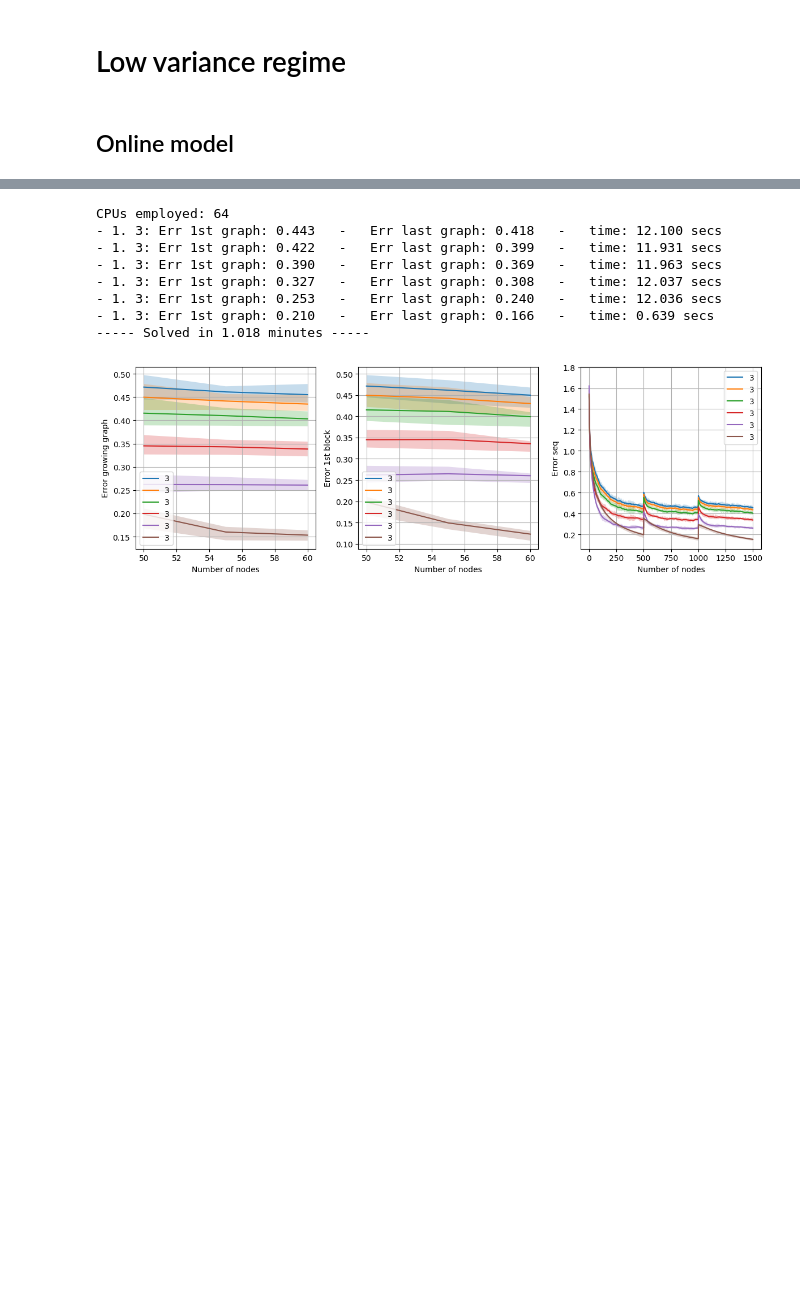
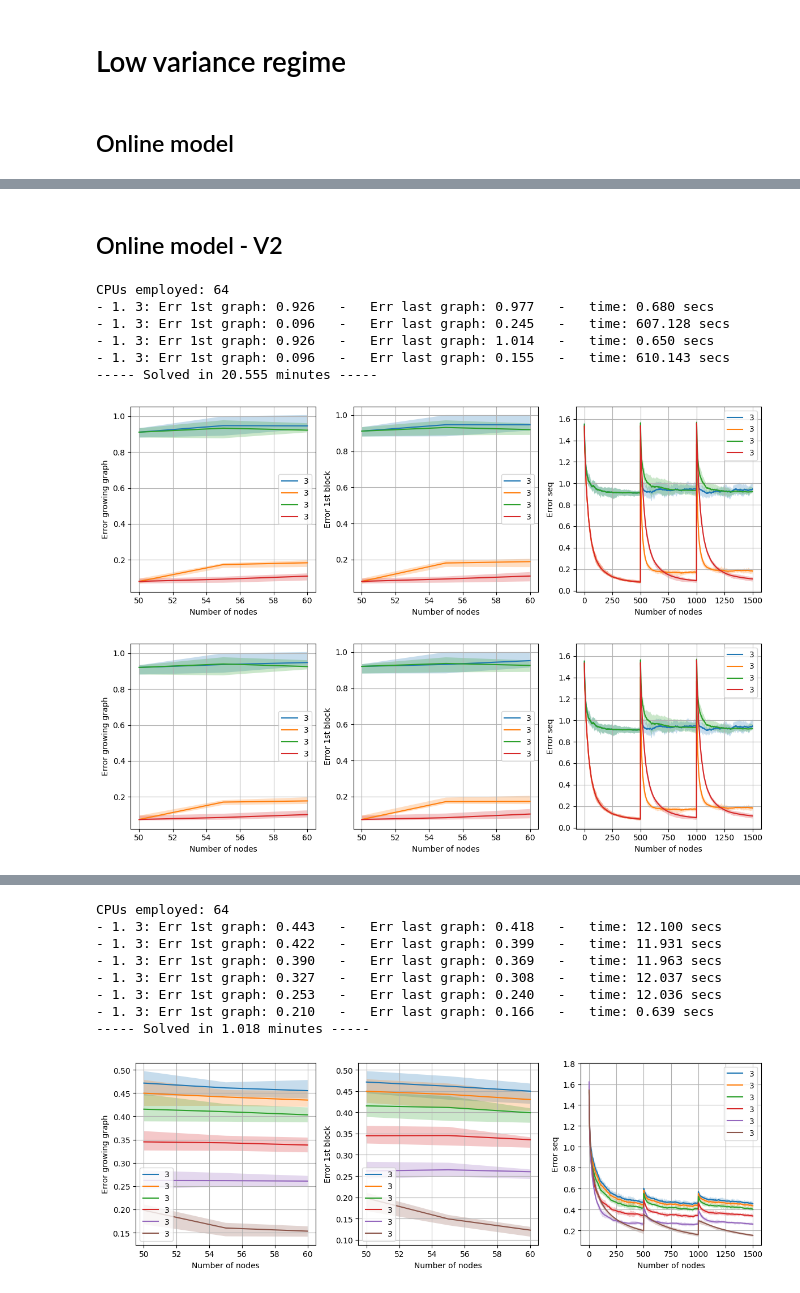
Before and after one commit to reysam93/online_ntf_expanding, a Jupyter notebook: hyperparam_tunning.ipynb, the cells around one changed output, grey strips where cells are left out. Cells and saved outputs as stored; diff of their text form; code cells hidden in the pictures; blank space fills up the shorter version.

```diff
--- a/hyperparam_tunning.ipynb
+++ b/hyperparam_tunning.ipynb
@@ -133,0 +135,45 @@ CPUs employed: 64
+# %% [markdown]
+## Online model - V2
+# %%
+# Default args
+default_args = {
+    'iters_sample': 1,
+    'lamb': .5,  # 1e-2,
+    'stepsize': 5e-3,  # 1e-3
+    'gamma': .99,
+    'epsilon': 1,
+    'alpha': 0,
+    'cold_start': True,
+}
+
+Exps = [
+    {'model': models.Online_dyn_nti, 'init': {'cov_update': 'incr', 'h': 1}, 'args': {'alpha': 0, 'iters_sample': 1},
+     'leg': '3', 'fmt': '-'},
+    {'model': models.Online_dyn_nti, 'init': {'cov_update': 'incr', 'h': 1}, 'args': {'alpha': 0, 'iters_sample': 1000},
+     'leg': '3', 'fmt': '-'},
+
+    {'model': models.Online_dyn_nti, 'init': {'cov_update': 'reset', 'h': 1}, 'args': {'alpha': 0, 'iters_sample': 1},
+     'leg': '3', 'fmt': '-'},
+    {'model': models.Online_dyn_nti, 'init': {'cov_update': 'reset', 'h': 1}, 'args': {'alpha': 0, 'iters_sample': 1000},
+     'leg': '3', 'fmt': '-'},
+]
+
+print('CPUs employed:', N_CPUS)
+
+t_init = perf_counter()
+results = Parallel(n_jobs=N_CPUS)(delayed(run_experiment)(g, Exps, graph_p, signal_p, default_args, verb) for g in range(n_graphs))
+err_graphs, err_seq, err_first, runtime = zip(*results)
+t_end = perf_counter()
+print(f'----- Solved in {(t_end-t_init)/60:.3f} minutes -----')
+
+plot_results(Exps, err_graphs, err_seq, err_first, graph_p)
+plot_results(Exps, err_graphs, err_seq, err_first, graph_p, agg='median')
+# %% [output]
+CPUs employed: 64
+- 1. 3: Err 1st graph: 0.926   -   Err last graph: 0.977   -   time: 0.680 secs
+- 1. 3: Err 1st graph: 0.096   -   Err last graph: 0.245   -   time: 607.128 secs
+- 1. 3: Err 1st graph: 0.926   -   Err last graph: 1.014   -   time: 0.650 secs
+- 1. 3: Err 1st graph: 0.096   -   Err last graph: 0.155   -   time: 610.143 secs
+----- Solved in 20.555 minutes -----
+[figure, added]
+[figure, added]
```
Also changed, not shown: parts of 4 cells of this notebook, 5 other files.
